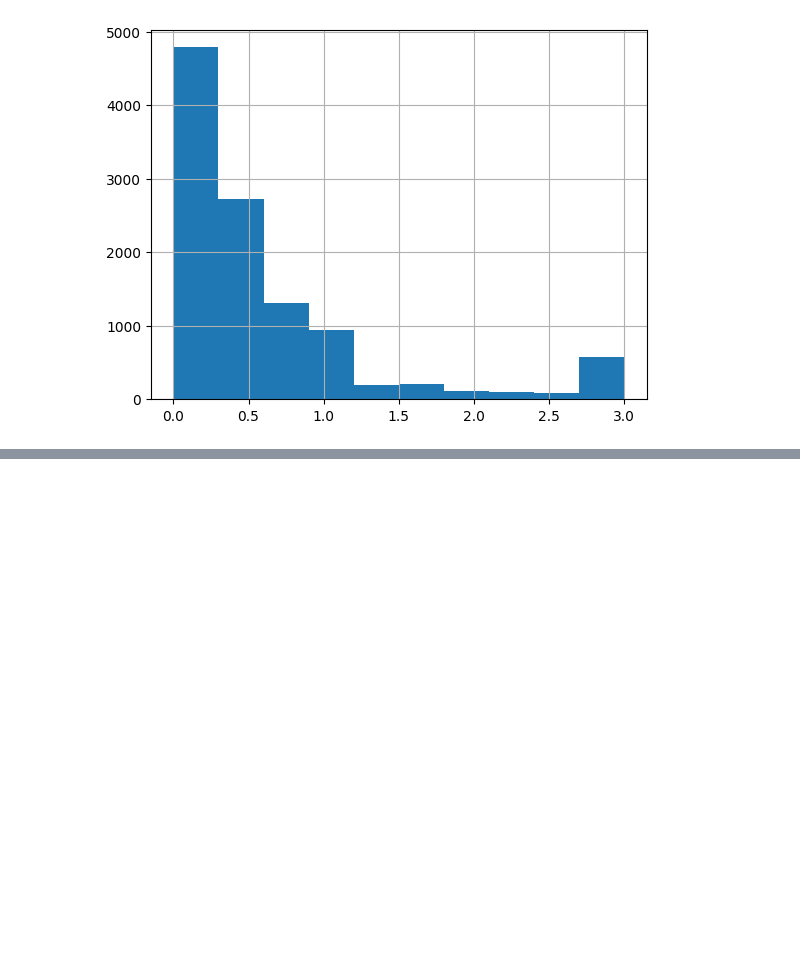
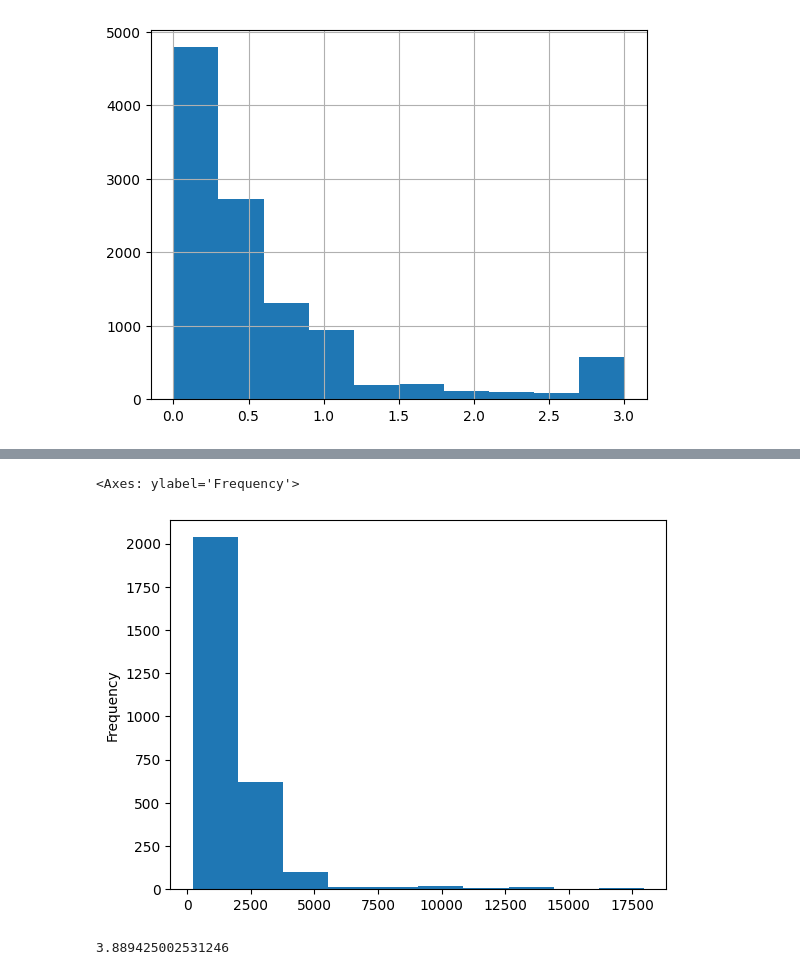
Before and after one commit to clarabarretto/data-science, a Jupyter notebook: pre-processing/pre-processing-recife.ipynb, the cells around one changed output, grey strips where cells are left out. Saved outputs shown, nothing was run; the diff lists cells and outputs as text; code cells hidden in the pictures; blank space fills up the shorter version.

```diff
--- a/pre-processing/pre-processing-recife.ipynb
+++ b/pre-processing/pre-processing-recife.ipynb
@@ -276,0 +312,13 @@ dtype: float64
+# %%
+hosp[hosp['mes_checkin'] == 7]['preço'].plot(kind='hist')
+# %% [output]
+<Axes: ylabel='Frequency'>
+[figure, added]
+# %%
+from scipy.stats import skew
+
+print(skew(hosp['preço']))
+
+# o valor distante de zero representa um valor assimétrico
+# %% [output]
+3.889425002531246
```
Also changed, not shown: parts of 22 cells of this notebook.
